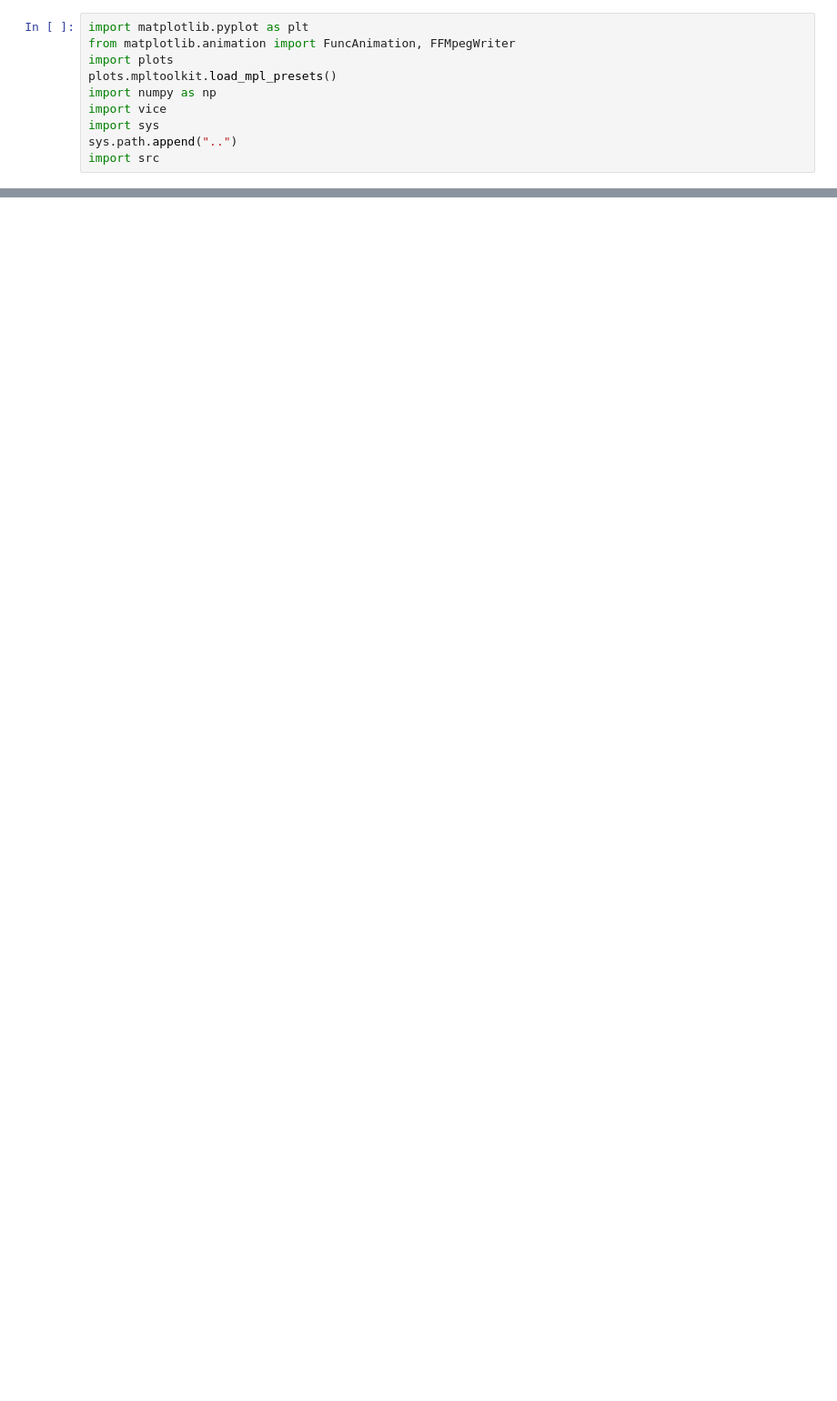
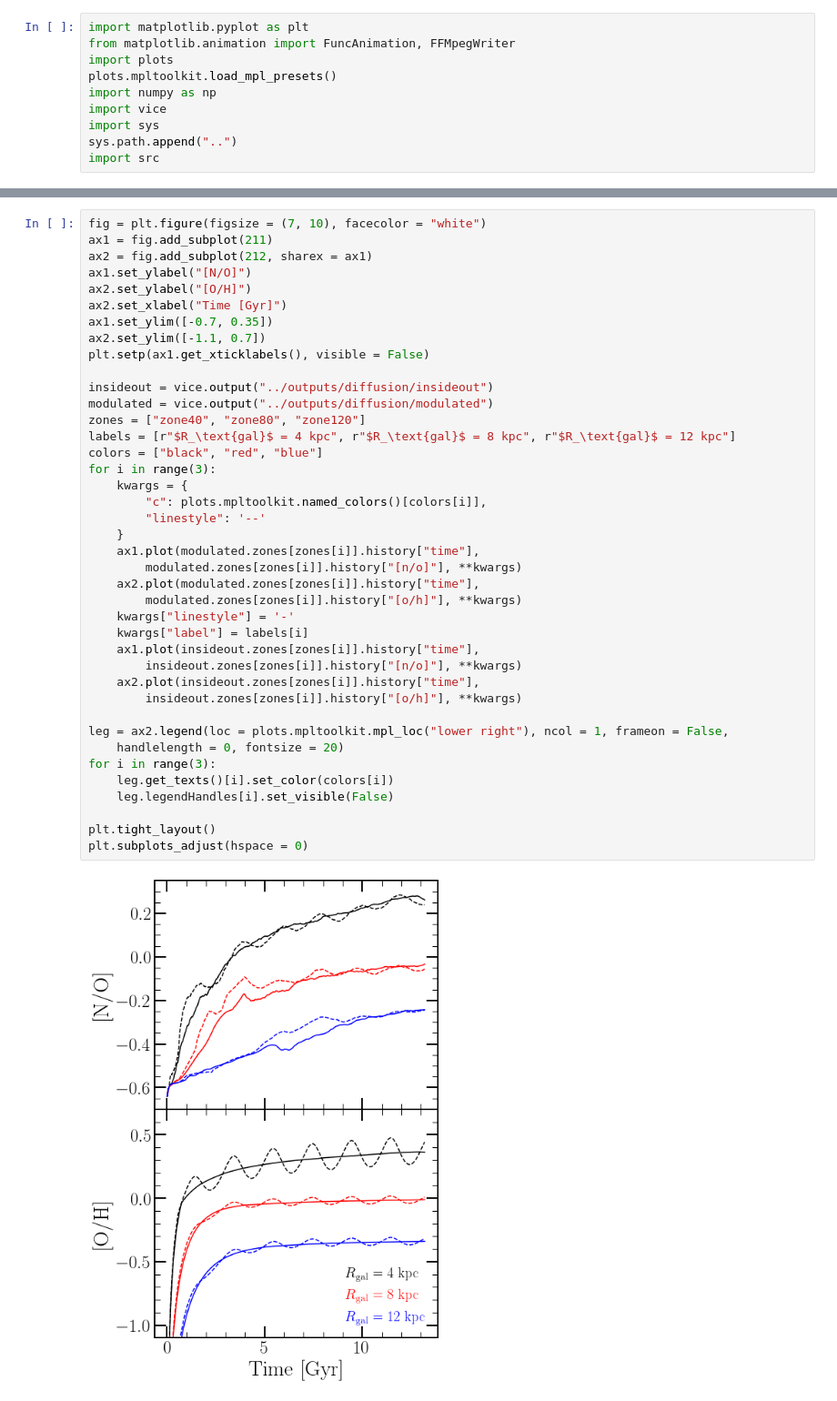
Before and after one commit to giganano/AGBmigration, a Jupyter notebook: notebooks/sfh_comparisons.ipynb, the cells around one changed output, grey strips where cells are left out. Shown at 91% size. Cells and saved outputs as stored; diff of their text form; blank space fills up the shorter version.

```diff
--- a/notebooks/sfh_comparisons.ipynb
+++ b/notebooks/sfh_comparisons.ipynb
@@ -67,0 +79,42 @@ T = 13.20 Gyr
+# %%
+fig = plt.figure(figsize = (7, 10), facecolor = "white")
+ax1 = fig.add_subplot(211)
+ax2 = fig.add_subplot(212, sharex = ax1)
+ax1.set_ylabel("[N/O]")
+ax2.set_ylabel("[O/H]")
+ax2.set_xlabel("Time [Gyr]")
+ax1.set_ylim([-0.7, 0.35])
+ax2.set_ylim([-1.1, 0.7])
+plt.setp(ax1.get_xticklabels(), visible = False)
+
+insideout = vice.output("../outputs/diffusion/insideout")
+modulated = vice.output("../outputs/diffusion/modulated")
+zones = ["zone40", "zone80", "zone120"]
+labels = [r"$R_\text{gal}$ = 4 kpc", r"$R_\text{gal}$ = 8 kpc", r"$R_\text{gal}$ = 12 kpc"]
+colors = ["black", "red", "blue"]
+for i in range(3):
+    kwargs = {
+        "c": plots.mpltoolkit.named_colors()[colors[i]],
+        "linestyle": '--'
+    }
+    ax1.plot(modulated.zones[zones[i]].history["time"],
+        modulated.zones[zones[i]].history["[n/o]"], **kwargs)
+    ax2.plot(modulated.zones[zones[i]].history["time"],
+        modulated.zones[zones[i]].history["[o/h]"], **kwargs)
+    kwargs["linestyle"] = '-'
+    kwargs["label"] = labels[i]
+    ax1.plot(insideout.zones[zones[i]].history["time"],
+        insideout.zones[zones[i]].history["[n/o]"], **kwargs)
+    ax2.plot(insideout.zones[zones[i]].history["time"],
+        insideout.zones[zones[i]].history["[o/h]"], **kwargs)
+
+leg = ax2.legend(loc = plots.mpltoolkit.mpl_loc("lower right"), ncol = 1, frameon = False,
+    handlelength = 0, fontsize = 20)
+for i in range(3):
+    leg.get_texts()[i].set_color(colors[i])
+    leg.legendHandles[i].set_visible(False)
+
+plt.tight_layout()
+plt.subplots_adjust(hspace = 0)
+# %% [output]
+[figure, added]
```
Also changed, not shown: parts of 1 cell of this notebook, 15 other files.
